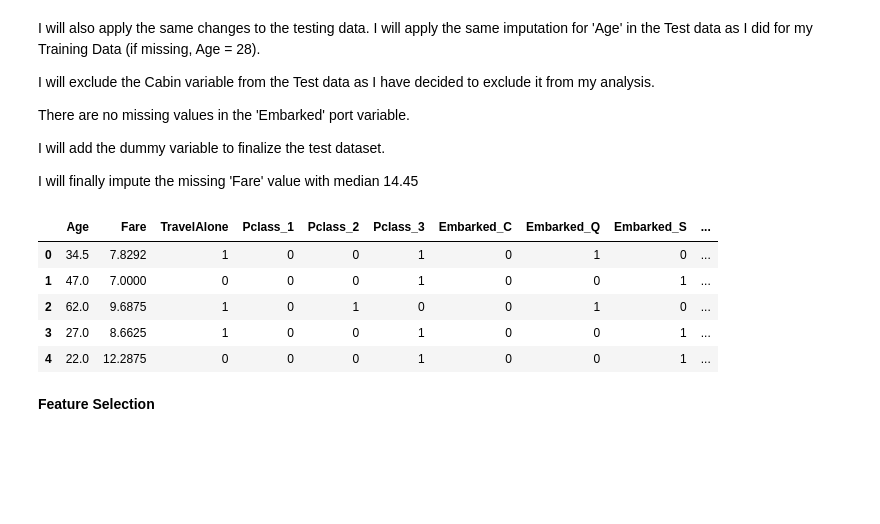
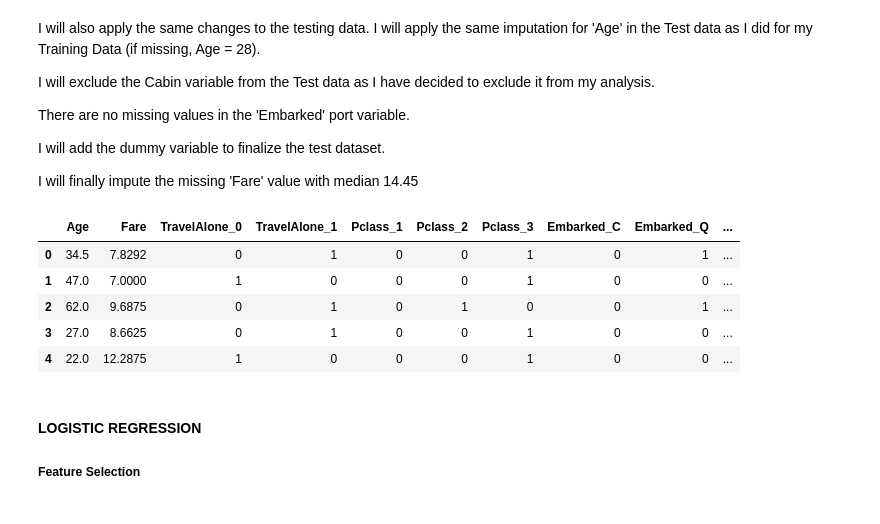
Before and after one commit to audrey1993/Titanic-logistic-regression, a Jupyter notebook: TitanicData.ipynb, the cells around one changed output. Saved outputs shown, nothing was run; the diff lists cells and outputs as text; code cells hidden in the pictures; blank space fills up the shorter version.

Commit message:
feature selection

```diff
--- a/TitanicData.ipynb
+++ b/TitanicData.ipynb
@@ -469,28 +571,30 @@ I will finally impute the missing 'Fare' value with median 14.45
 # %%
 Test_data = Test_df.copy()
 Test_data["Age"].fillna(Train_df["Age"].median(skipna=True), inplace=True)
 Test_data["Fare"].fillna(Train_df["Fare"].median(skipna=True), inplace=True)
 Test_data.drop('Cabin', axis=1, inplace=True)
 
 Test_data['TravelAlone']=np.where((Test_data["SibSp"]+Test_data["Parch"])>0, 0, 1)
 
 Test_data.drop('SibSp', axis=1, inplace=True)
 Test_data.drop('Parch', axis=1, inplace=True)
 
-Testing = pd.get_dummies(Test_data, columns=["Pclass","Embarked","Sex"])
+Testing = pd.get_dummies(Test_data, columns=["TravelAlone","Pclass","Embarked","Sex"])
 Testing.drop('Sex_female', axis=1, inplace=True)
 Testing.drop('PassengerId', axis=1, inplace=True)
 Testing.drop('Name', axis=1, inplace=True)
 Testing.drop('Ticket', axis=1, inplace=True)
 
 final_test = Testing
 final_test.head()
 # %% [output]
-|  | Age | Fare | TravelAlone | Pclass_1 | Pclass_2 | Pclass_3 | Embarked_C | Embarked_Q | Embarked_S | ... |
-| 0 | 34.5 | 7.8292 | 1 | 0 | 0 | 1 | 0 | 1 | 0 | ... |
-| 1 | 47.0 | 7.0000 | 0 | 0 | 0 | 1 | 0 | 0 | 1 | ... |
-| 2 | 62.0 | 9.6875 | 1 | 0 | 1 | 0 | 0 | 1 | 0 | ... |
-| 3 | 27.0 | 8.6625 | 1 | 0 | 0 | 1 | 0 | 0 | 1 | ... |
-| 4 | 22.0 | 12.2875 | 0 | 0 | 0 | 1 | 0 | 0 | 1 | ... |
+|  | Age | Fare | TravelAlone_0 | TravelAlone_1 | Pclass_1 | Pclass_2 | Pclass_3 | Embarked_C | Embarked_Q | ... |
+| 0 | 34.5 | 7.8292 | 0 | 1 | 0 | 0 | 1 | 0 | 1 | ... |
+| 1 | 47.0 | 7.0000 | 1 | 0 | 0 | 0 | 1 | 0 | 0 | ... |
+| 2 | 62.0 | 9.6875 | 0 | 1 | 0 | 1 | 0 | 0 | 1 | ... |
+| 3 | 27.0 | 8.6625 | 0 | 1 | 0 | 0 | 1 | 0 | 0 | ... |
+| 4 | 22.0 | 12.2875 | 1 | 0 | 0 | 0 | 1 | 0 | 0 | ... |
 # %% [markdown]
-**Feature Selection**
+<h4>LOGISTIC REGRESSION<h4>
+
+<h5>Feature Selection<h5>
```
Also changed, not shown: parts of 12 cells of this notebook.
